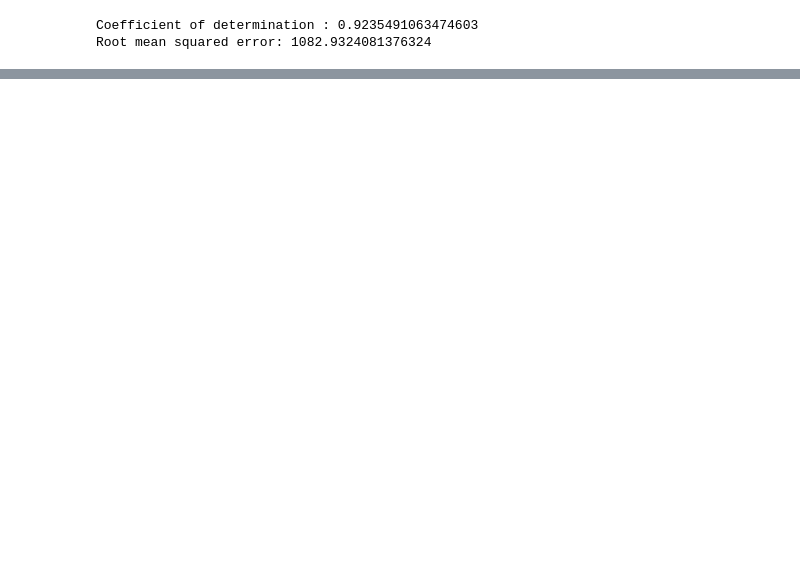
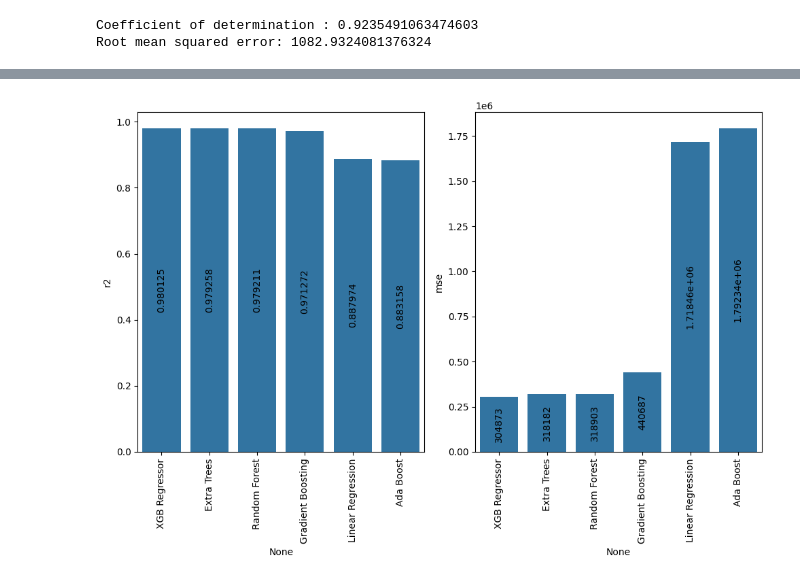
Before and after one commit to jijainth-code/ml_dit, a Jupyter notebook: main.ipynb, the cells around one changed output, grey strips where cells are left out. Cells and saved outputs as stored; diff of their text form; code cells hidden in the pictures; blank space fills up the shorter version.

```diff
--- a/main.ipynb
+++ b/main.ipynb
@@ -299,0 +270,19 @@ Root mean squared error: 1082.9324081376324
+# %%
+rfr = RandomForestRegressor()
+abr = AdaBoostRegressor()
+etr = ExtraTreesRegressor()
+gbr = GradientBoostingRegressor()
+lnr = LinearRegression()
+xgb = XGBRegressor()
+
+models = [rfr, abr, etr, gbr, lnr, xgb]
+names = ["Random Forest", "Ada Boost", "Extra Trees","Gradient Boosting", "Linear Regression","XGB Regressor"]
+# %%
+r2s, mses = [], []
+for i, j in zip(models, names):
+    print("*"*30)
+    print(j)
+    r2, mse = training(i)
+    r2s += [r2]
+    mses += [mse]
+    print("\n\n")
@@ -299,0 +307,21 @@ Root mean squared error: 1082.9324081376324
+# %%
+dt = pd.DataFrame({"r2":r2s, "mse": mses}, index=names)
+fig, axes = plt.subplots(nrows=1, ncols=2, figsize=(10, 7))
+index = 0
+dt = dt.sort_values("r2", ascending=False)
+sns.barplot(x=dt.index, y=dt.iloc[:, index], ax=axes[index])
+for container in axes[index].containers:
+    axes[index].bar_label(container, label_type="center", rotation=90)
+axes[index].set_xticklabels(axes[index].get_xticklabels(), rotation=90)
+
+index += 1
+dt = dt.sort_values("mse", ascending=True)
+sns.barplot(x=dt.index, y=dt.iloc[:, index], ax=axes[index])
+for container in axes[index].containers:
+    axes[index].bar_label(container, label_type="center", rotation=90)
+axes[index].set_xticklabels(axes[index].get_xticklabels(), rotation=90)
+
+plt.tight_layout()
+plt.show()
+# %% [output]
+[figure, added]
```
Also changed, not shown: parts of 24 cells of this notebook, 2 other files.
